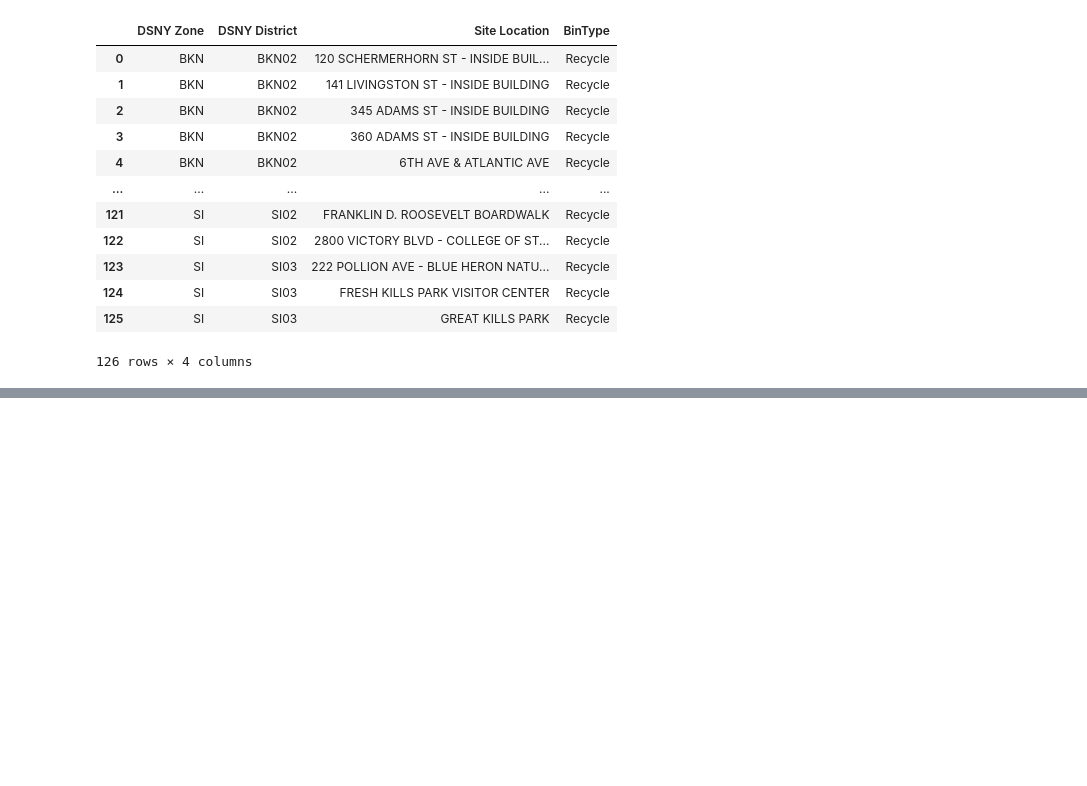
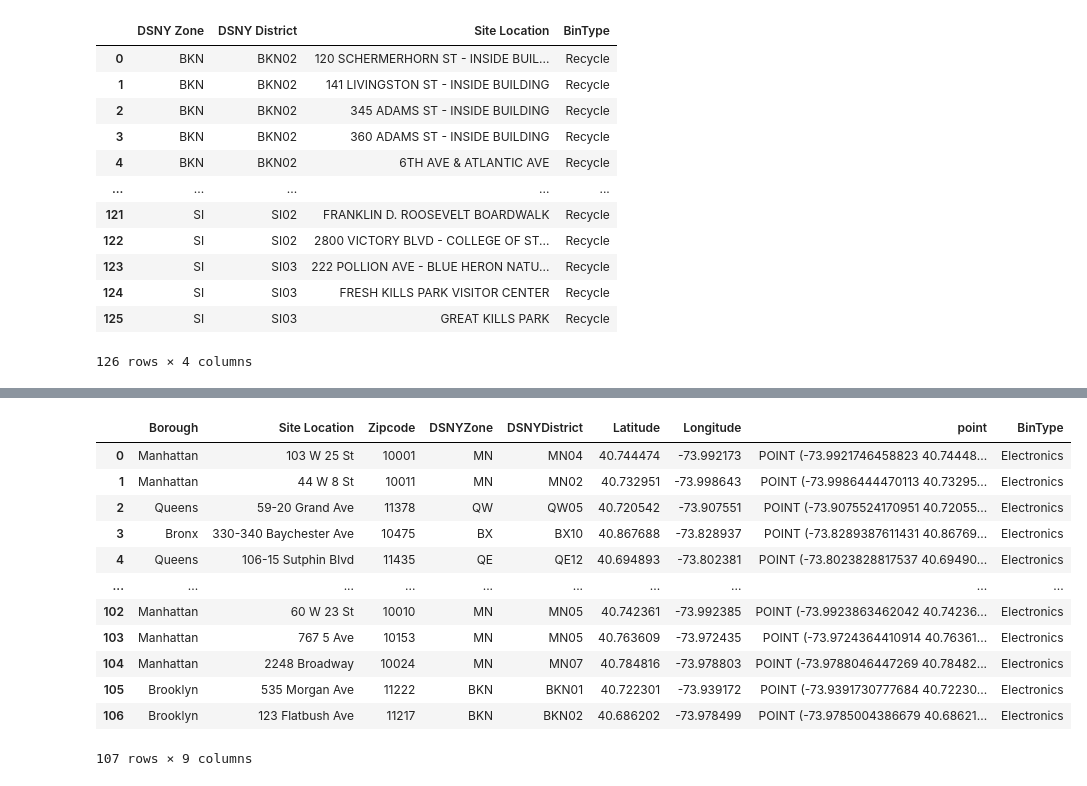
Before and after one commit to STEAM-Center-NYC/10036-Gameifying-Garbage-Collection-to-Incentivize-Proper-Habits, a Jupyter notebook: opendata_import/import.ipynb, the cells around one changed output, grey strips where cells are left out. Drawn from its saved outputs; the diff is of its cells as text; code cells hidden in the pictures; blank space fills up the shorter version.

```diff
--- a/opendata_import/import.ipynb
+++ b/opendata_import/import.ipynb
@@ -53,0 +88,21 @@ df
+# %%
+import pandas as pd
+import numpy as np
+
+
+df = pd.read_csv("electronics.csv")
+df
+# %% [output]
+|  | Borough | Site Location | Zipcode | DSNYZone | DSNYDistrict | Latitude | Longitude | point | BinType |
+| 0 | Manhattan | 103 W 25 St | 10001 | MN | MN04 | 40.744474 | -73.992173 | POINT (-73.9921746458823 40.74448... | Electronics |
+| 1 | Manhattan | 44 W 8 St | 10011 | MN | MN02 | 40.732951 | -73.998643 | POINT (-73.9986444470113 40.73295... | Electronics |
+| 2 | Queens | 59-20 Grand Ave | 11378 | QW | QW05 | 40.720542 | -73.907551 | POINT (-73.9075524170951 40.72055... | Electronics |
+| 3 | Bronx | 330-340 Baychester Ave | 10475 | BX | BX10 | 40.867688 | -73.828937 | POINT (-73.8289387611431 40.86769... | Electronics |
+| 4 | Queens | 106-15 Sutphin Blvd | 11435 | QE | QE12 | 40.694893 | -73.802381 | POINT (-73.8023828817537 40.69490... | Electronics |
+| ... | ... | ... | ... | ... | ... | ... | ... | ... | ... |
+| 102 | Manhattan | 60 W 23 St | 10010 | MN | MN05 | 40.742361 | -73.992385 | POINT (-73.9923863462042 40.74236... | Electronics |
+| 103 | Manhattan | 767 5 Ave | 10153 | MN | MN05 | 40.763609 | -73.972435 | POINT (-73.9724364410914 40.76361... | Electronics |
+| 104 | Manhattan | 2248 Broadway | 10024 | MN | MN07 | 40.784816 | -73.978803 | POINT (-73.9788046447269 40.78482... | Electronics |
+| 105 | Brooklyn | 535 Morgan Ave | 11222 | BKN | BKN01 | 40.722301 | -73.939172 | POINT (-73.9391730777684 40.72230... | Electronics |
+| 106 | Brooklyn | 123 Flatbush Ave | 11217 | BKN | BKN02 | 40.686202 | -73.978499 | POINT (-73.9785004386679 40.68621... | Electronics |
+107 rows × 9 columns
```
Also changed, not shown: parts of 4 cells of this notebook, 1 other file.
